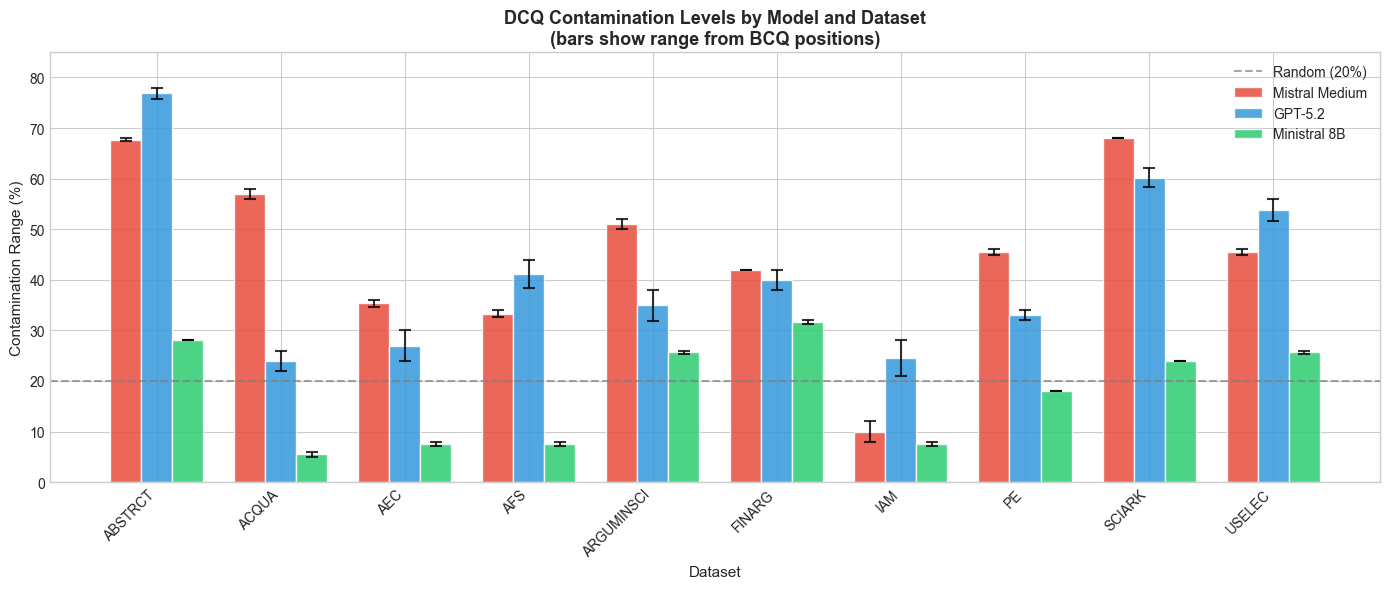
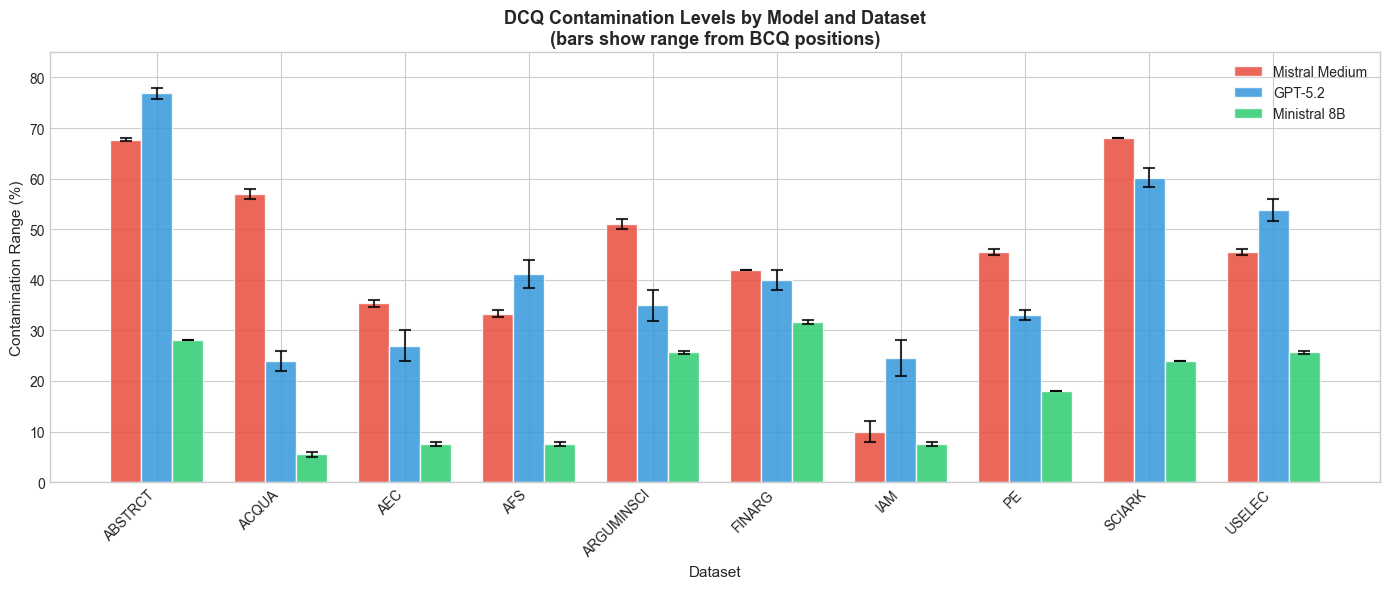
The notebook cell's code change between the first figure and the second:
--- before
+++ after
@@ -25,5 +25,4 @@
                 fmt="none", color="black", capsize=4, capthick=1.5, elinewidth=1.5, alpha=0.8)
 
-ax.axhline(y=20, color="gray", linestyle="--", alpha=0.7, label="Random (20%)")
 ax.set_xticks(x)
 ax.set_xticklabels(datasets, rotation=45, ha="right", fontsize=10)

Commit: feat: added contamination tests